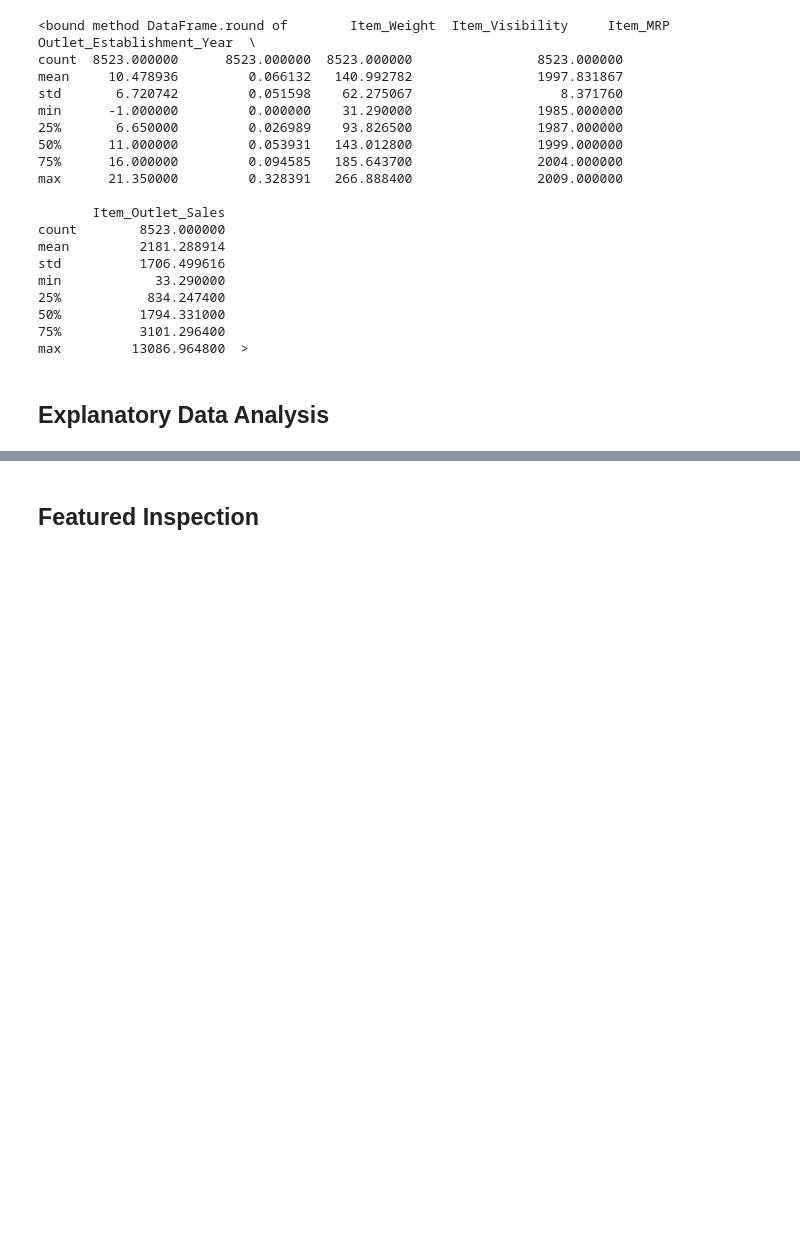
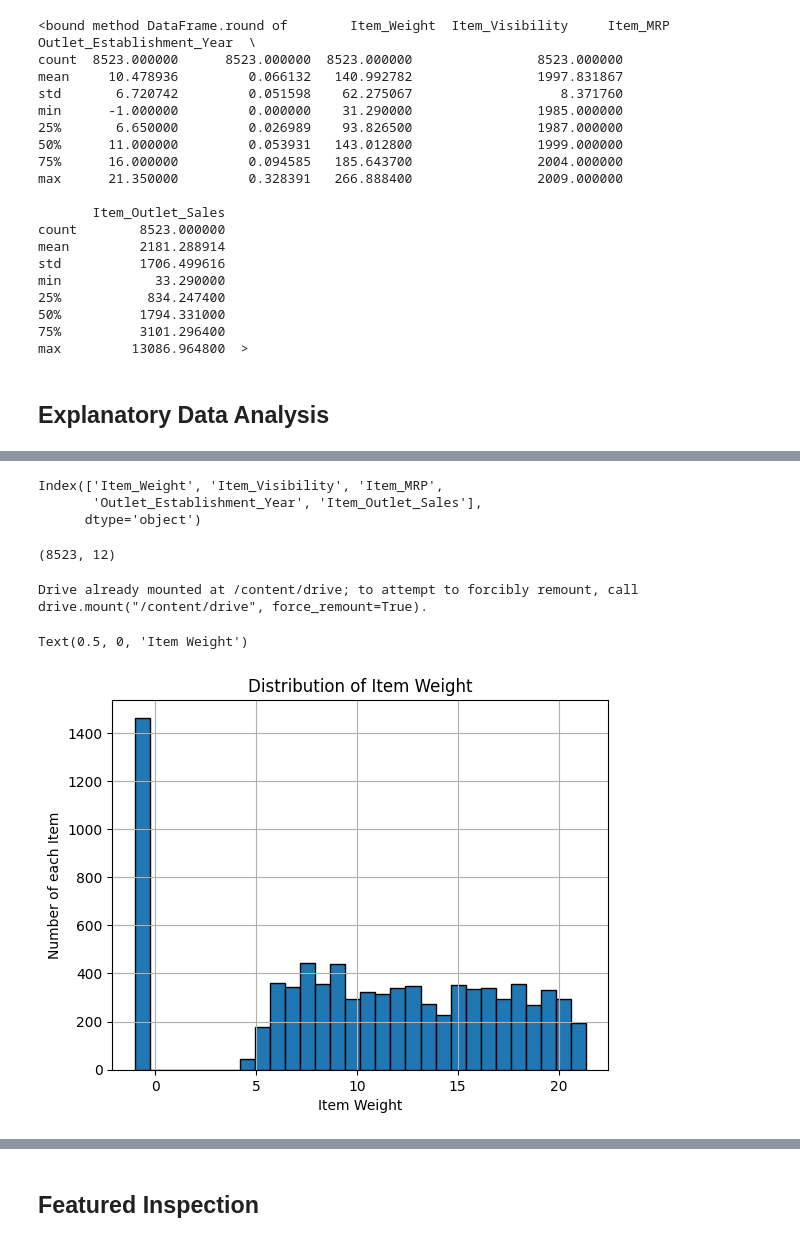
Before and after one commit to GabrielleYa/Prediction-of-Product-Sales, a Jupyter notebook: Prediction_of_Product_Sales.ipynb, the cells around one changed output, grey strips where cells are left out. Cells and saved outputs as stored; diff of their text form; code cells hidden in the pictures; blank space fills up the shorter version.

```diff
--- a/Prediction_of_Product_Sales.ipynb
+++ b/Prediction_of_Product_Sales.ipynb
@@ -318,0 +328,26 @@ max         13086.964800  >
+# %%
+# Create a filer to call all of the numerical columns
+cat_cols = df_sales.select_dtypes('number').columns
+cat_cols
+# %% [output]
+Index(['Item_Weight', 'Item_Visibility', 'Item_MRP',
+       'Outlet_Establishment_Year', 'Item_Outlet_Sales'],
+      dtype='object')
+# %%
+df_sales.shape
+# %% [output]
+(8523, 12)
+# %%
+from google.colab import drive
+drive.mount('/content/drive')
+# %% [output]
+Drive already mounted at /content/drive; to attempt to forcibly remount, call drive.mount("/content/drive", force_remount=True).
+# %%
+# Craeting a histogram for "Item_Weight"
+ax = df_sales['Item_Weight'].hist(bins = 30, edgecolor = 'black')
+ax.set_title('Distribution of Item Weight')
+ax.set_ylabel('Number of each Item')
+ax.set_xlabel('Item Weight')
+# %% [output]
+Text(0.5, 0, 'Item Weight')
+[figure, added]
```
Also changed, not shown: parts of 31 cells of this notebook.
